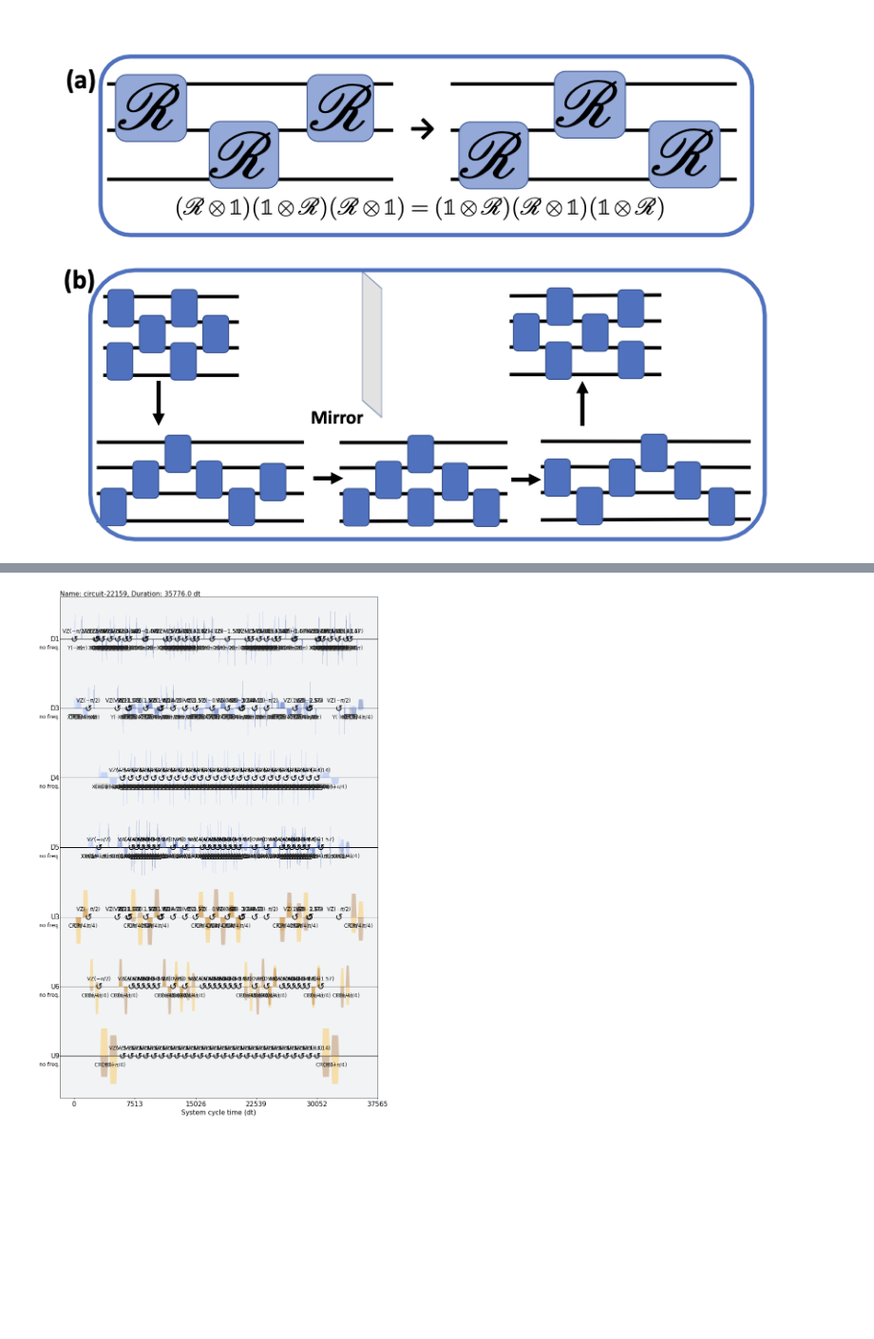
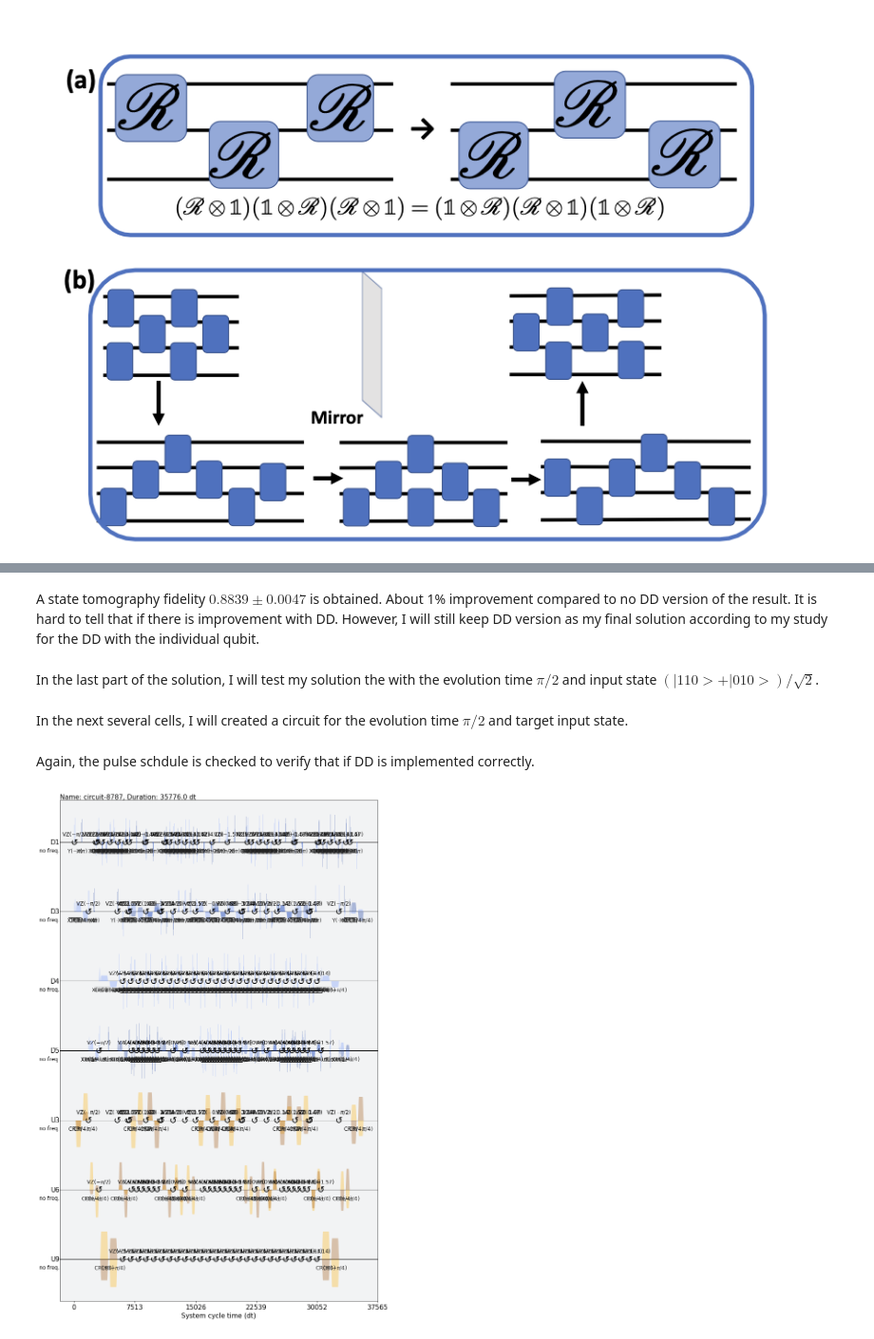
Before and after one commit to minxiyang/osc, a Jupyter notebook: draft.ipynb, the cells around one changed output, grey strips where cells are left out. Shown at 95% size. Saved outputs shown, nothing was run; the diff lists cells and outputs as text; code cells hidden in the pictures; blank space fills up the shorter version.

```diff
--- a/draft.ipynb
+++ b/draft.ipynb
@@ -483,0 +687,3 @@ for idx in ids:
+# %%
+sim_noisy_jakarta.properties=jobs_target[3].properties
+#sim_noisy_jakarta.properties.__init__(last_update_date = "Apr 15, 2022 7:44 AM")
@@ -483,0 +714,9 @@ for idx in ids:
+# %%
+results = [job.result() for job in jobs_readout]
+meas_fitter = CompleteMeasFitter(results, state_labels, circlabel='mcal')
+err_mitig = copy.deepcopy(meas_fitter)
+
+for i in range(len(meas_fitter.state_labels)):
+    state_label_raw = meas_fitter.state_labels[i]
+    state_label = state_label_raw[0] + ' ' + state_label_raw[1:4]
+    err_mitig.state_labels[i] = state_label
@@ -640,0 +898,26 @@ Job ID 48a2bb9c-b55f-4f58-9ee3-c9f554876583
+# %%
+target_state = get_target_state(target_time ,One^One^Zero)
+
+fids = []
+for job in jobs_dd_target:
+    raw_results = job.result()
+    raw_results = err_mitig.filter.apply(raw_results)
+    new_results = copy.deepcopy(raw_results)
+    for resultidx, _ in enumerate(raw_results.results):
+        old_counts = raw_results.get_counts(resultidx)
+        new_counts = {}
+        new_results.results[resultidx].header.creg_sizes = [new_results.results[resultidx].header.creg_sizes[0]]
+        new_results.results[resultidx].header.clbit_labels = new_results.results[resultidx].header.clbit_labels[0:-1]
+        new_results.results[resultidx].header.memory_slots = 3
+
+        for reg_key in old_counts:
+            reg_bits = reg_key.split(' ')
+            if reg_bits[0]=='0':
+                new_counts[reg_bits[1]]=old_counts[reg_key]
+
+        new_results.results[resultidx].data.counts = new_counts
+
+    fid = state_tomo(new_results, dd_st_qcs_target, target_state)
+    fids.append(fid)
+
+print('state tomography fidelity for target time and initial state with dd = {:.4f} \u00B1 {:.4f}'.format(np.mean(fids), np.std(fids)))
@@ -656,0 +948,2 @@ for idx in ids:
+# %%
+sim_noisy_jakarta.properties=jobs_dd_target[3].properties
@@ -685,3 +1012,9 @@ state tomography fidelity for target time and initial state with dd = 0.9101 ±
+# %% [markdown]
+A state tomography fidelity $0.8839 \pm 0.0047$ is obtained. About 1% improvement compared to no DD version of the result. It is hard to tell that if there is improvement with DD. However, I will still keep DD version as my final solution according to my study for the DD with the individual qubit.
+# %% [markdown]
+In the last part of the solution, I will test my solution the with the evolution time $\pi/2$ and input state $(|110>+|010>)/\sqrt{2}$.
+# %% [markdown]
+In the next several cells, I will created a circuit for the evolution time $\pi/2$ and target input state.
 # %%
 qr = QuantumRegister(7)
 qc = QuantumCircuit(qr)
@@ -691,8 +1024,13 @@ qc.append(Trot_half_pi, [qr[0], qr[1], qr[2], qr[3], qr[4], qr[5], qr[6]])
 qc.append(zzz, [qr[1], qr[3], qr[5], qr[4]])
 qc = transpile(qc, optimization_level=3,backend=sim_noisy_jakarta, approximation_degree=1.)
 dd_qc = dd_circuit(qc)
+# %% [markdown]
+Again, the pulse schdule is checked to verify that if DD is implemented correctly.
 # %%
-sche = schedule(dd_qc, backend=backend, inst_map=inst_map)
+backend=jakarta
+back_defaults = backend.defaults()
+inst_map = back_defaults.instruction_schedule_map
+sche = schedule(dd_qc, backend=jakarta, inst_map=inst_map)
 sche.draw()
 # %% [output]
-[figure, old version]
+[figure, new version]
```
Also changed, not shown: parts of 94 cells of this notebook, 1 other file.
